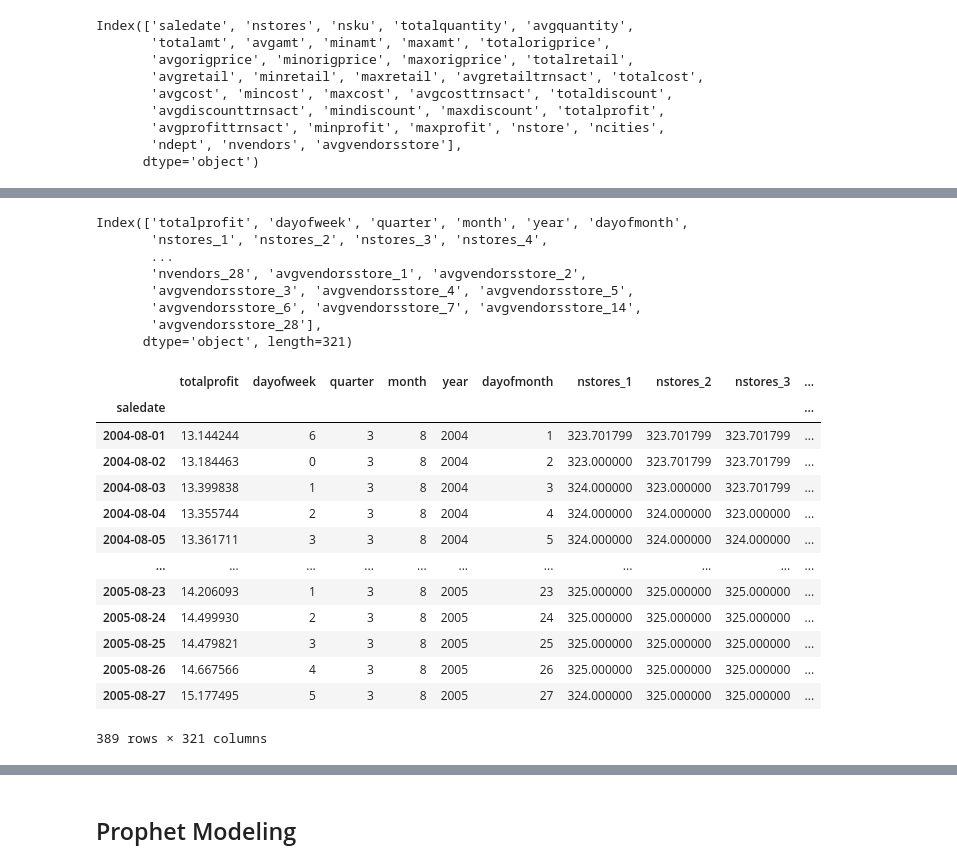
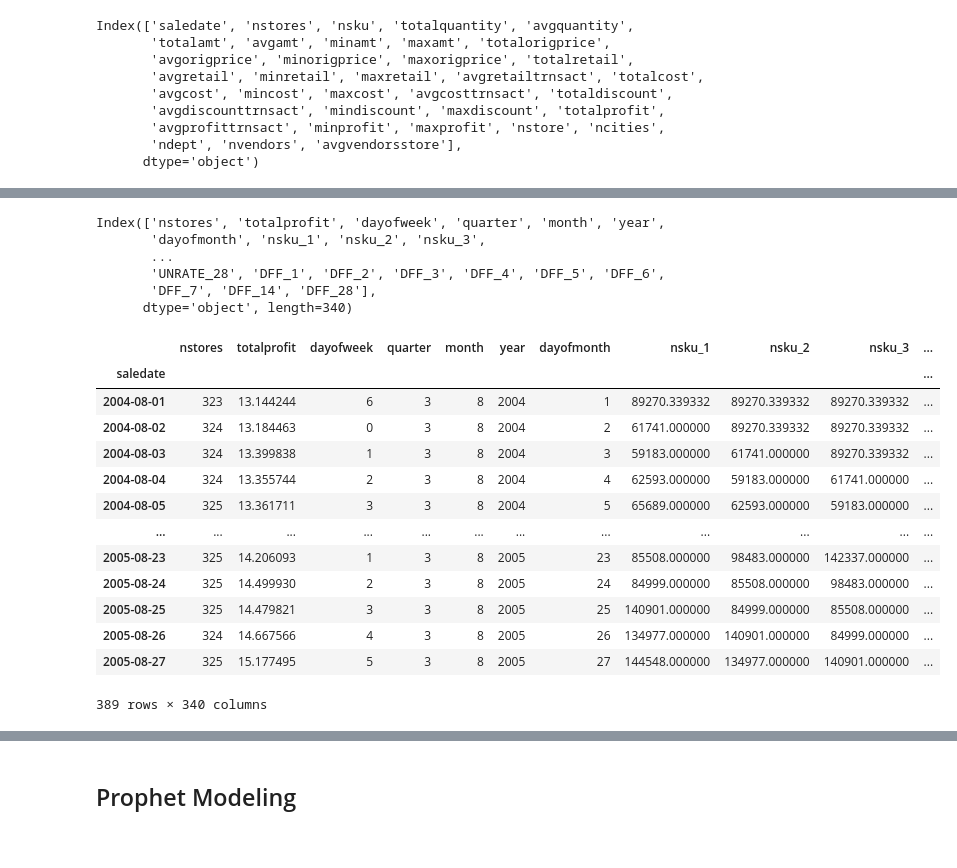
Before and after one commit to ychen595/MSiA_400_G12, a Jupyter notebook: 05_Modeling/Prophet_model.ipynb, the cells around one changed output, grey strips where cells are left out. Saved outputs shown, nothing was run; the diff lists cells and outputs as text; code cells hidden in the pictures.

Commit message:
updated prophet_model

```diff
--- a/05_Modeling/Prophet_model.ipynb
+++ b/05_Modeling/Prophet_model.ipynb
@@ -141,5 +282,6 @@ df_ts
 # %%
-orignal_features = list(df.columns)
+orignal_features = list(df_combined1.columns)
 orignal_features.remove('saledate')
+orignal_features.remove('nstores')
 orignal_features
 # %% [output]
@@ -178,12 +320,3 @@ def create_lag_feature(df, column):
     df[column + '_14'] = df[column].shift(14,fill_value = average_value)
     df[column + '_28'] = df[column].shift(28,fill_value = average_value)
     return df
-
-df_model = df_ts
-for col in orignal_features:
-    df_model = create_lag_feature(df_model, col)
-
-orignal_features1 = orignal_features.copy()
-orignal_features1.remove('totalprofit')
-df_ts_lagged = df_model.drop(orignal_features1, axis=1)
-df_ts_lagged
@@ -204,0 +323,9 @@ df_ts_lagged
+# %%
+df_model1 = df_ts1
+for col in orignal_features:
+    df_model1 = create_lag_feature(df_model1, col)
+
+orignal_features1 = orignal_features.copy()
+orignal_features1.remove('totalprofit')
+df_ts_lagged1 = df_model1.drop(orignal_features1, axis=1)
+df_ts_lagged1
@@ -204,0 +347,9 @@ df_ts_lagged
+# %%
+df_model2 = df_ts2
+for col in orignal_features:
+    df_model2 = create_lag_feature(df_model2, col)
+
+orignal_features1 = orignal_features.copy()
+orignal_features1.remove('totalprofit')
+df_ts_lagged2 = df_model2.drop(orignal_features1, axis=1)
+df_ts_lagged2
@@ -205,31 +371,29 @@ df_ts_lagged
 # %%
-df_ts_lagged.columns
+df_ts_lagged1.columns
 # %% [output]
-Index(['totalprofit', 'dayofweek', 'quarter', 'month', 'year', 'dayofmonth',
-       'nstores_1', 'nstores_2', 'nstores_3', 'nstores_4',
+Index(['nstores', 'totalprofit', 'dayofweek', 'quarter', 'month', 'year',
+       'dayofmonth', 'nsku_1', 'nsku_2', 'nsku_3',
        ...
-       'nvendors_28', 'avgvendorsstore_1', 'avgvendorsstore_2',
-       'avgvendorsstore_3', 'avgvendorsstore_4', 'avgvendorsstore_5',
-       'avgvendorsstore_6', 'avgvendorsstore_7', 'avgvendorsstore_14',
-       'avgvendorsstore_28'],
-      dtype='object', length=321)
+       'UNRATE_28', 'DFF_1', 'DFF_2', 'DFF_3', 'DFF_4', 'DFF_5', 'DFF_6',
+       'DFF_7', 'DFF_14', 'DFF_28'],
+      dtype='object', length=340)
 # %%
-df_total = df_ts_lagged.copy()
-df_total['totalprofit'] = np.log(df_total['totalprofit']+1)
-df_total.fillna(0,inplace = True)
-df_total
+df_total2 = df_ts_lagged2.copy()
+df_total2['totalprofit'] = np.log(df_total2['totalprofit']+1)
+df_total2.fillna(0,inplace = True)
+df_total2
 # %% [output]
-|  | totalprofit | dayofweek | quarter | month | year | dayofmonth | nstores_1 | nstores_2 | nstores_3 | ... |
-| saledate |  |  |  |  |  |  |  |  |  | ... |
-| 2004-08-01 | 13.144244 | 6 | 3 | 8 | 2004 | 1 | 323.701799 | 323.701799 | 323.701799 | ... |
-| 2004-08-02 | 13.184463 | 0 | 3 | 8 | 2004 | 2 | 323.000000 | 323.701799 | 323.701799 | ... |
-| 2004-08-03 | 13.399838 | 1 | 3 | 8 | 2004 | 3 | 324.000000 | 323.000000 | 323.701799 | ... |
-| 2004-08-04 | 13.355744 | 2 | 3 | 8 | 2004 | 4 | 324.000000 | 324.000000 | 323.000000 | ... |
-| 2004-08-05 | 13.361711 | 3 | 3 | 8 | 2004 | 5 | 324.000000 | 324.000000 | 324.000000 | ... |
-| ... | ... | ... | ... | ... | ... | ... | ... | ... | ... | ... |
-| 2005-08-23 | 14.206093 | 1 | 3 | 8 | 2005 | 23 | 325.000000 | 325.000000 | 325.000000 | ... |
-| 2005-08-24 | 14.499930 | 2 | 3 | 8 | 2005 | 24 | 325.000000 | 325.000000 | 325.000000 | ... |
-| 2005-08-25 | 14.479821 | 3 | 3 | 8 | 2005 | 25 | 325.000000 | 325.000000 | 325.000000 | ... |
-| 2005-08-26 | 14.667566 | 4 | 3 | 8 | 2005 | 26 | 325.000000 | 325.000000 | 325.000000 | ... |
-| 2005-08-27 | 15.177495 | 5 | 3 | 8 | 2005 | 27 | 324.000000 | 325.000000 | 325.000000 | ... |
+|  | nstores | totalprofit | dayofweek | quarter | month | year | dayofmonth | nsku_1 | nsku_2 | nsku_3 | ... |
+| saledate |  |  |  |  |  |  |  |  |  |  | ... |
+| 2004-08-01 | 323 | 13.144244 | 6 | 3 | 8 | 2004 | 1 | 89270.339332 | 89270.339332 | 89270.339332 | ... |
+| 2004-08-02 | 324 | 13.184463 | 0 | 3 | 8 | 2004 | 2 | 61741.000000 | 89270.339332 | 89270.339332 | ... |
+| 2004-08-03 | 324 | 13.399838 | 1 | 3 | 8 | 2004 | 3 | 59183.000000 | 61741.000000 | 89270.339332 | ... |
+| 2004-08-04 | 324 | 13.355744 | 2 | 3 | 8 | 2004 | 4 | 62593.000000 | 59183.000000 | 61741.000000 | ... |
+| 2004-08-05 | 325 | 13.361711 | 3 | 3 | 8 | 2004 | 5 | 65689.000000 | 62593.000000 | 59183.000000 | ... |
+| ... | ... | ... | ... | ... | ... | ... | ... | ... | ... | ... | ... |
+| 2005-08-23 | 325 | 14.206093 | 1 | 3 | 8 | 2005 | 23 | 85508.000000 | 98483.000000 | 142337.000000 | ... |
+| 2005-08-24 | 325 | 14.499930 | 2 | 3 | 8 | 2005 | 24 | 84999.000000 | 85508.000000 | 98483.000000 | ... |
+| 2005-08-25 | 325 | 14.479821 | 3 | 3 | 8 | 2005 | 25 | 140901.000000 | 84999.000000 | 85508.000000 | ... |
+| 2005-08-26 | 324 | 14.667566 | 4 | 3 | 8 | 2005 | 26 | 134977.000000 | 140901.000000 | 84999.000000 | ... |
+| 2005-08-27 | 325 | 15.177495 | 5 | 3 | 8 | 2005 | 27 | 144548.000000 | 134977.000000 | 140901.000000 | ... |
-389 rows × 321 columns
+389 rows × 340 columns
```
Also changed, not shown: parts of 68 cells of this notebook.
